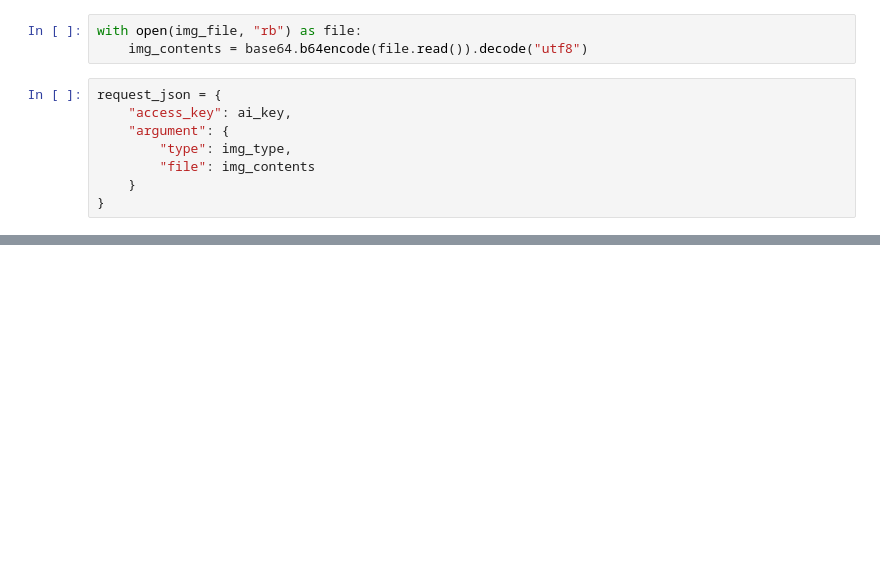
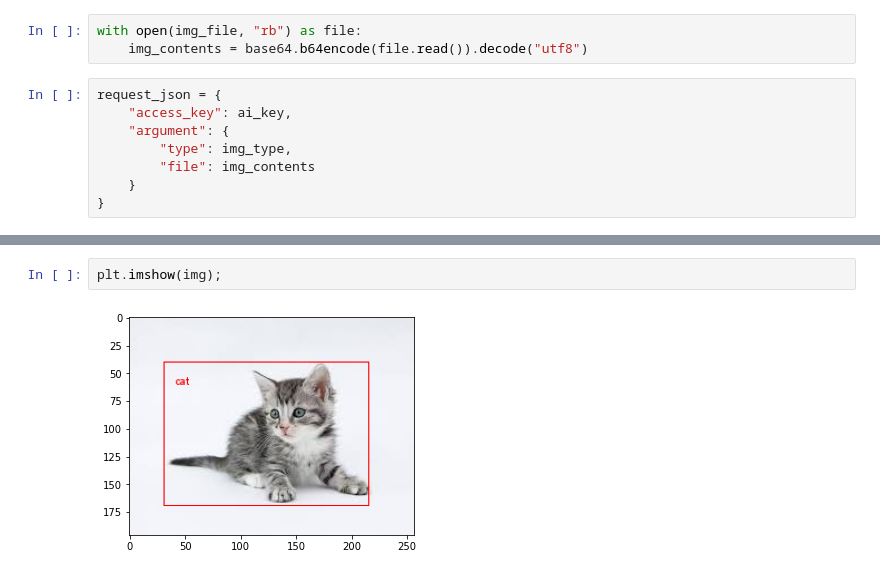
Before and after one commit to ckiekim/DeepLearning_2022_01, a Jupyter notebook: 03.이미지응용/11_공공_인공지능_API.ipynb, the cells around one changed output, grey strips where cells are left out. Cells and saved outputs as stored; diff of their text form; blank space fills up the shorter version.

```diff
--- a/03.이미지응용/11_공공_인공지능_API.ipynb
+++ b/03.이미지응용/11_공공_인공지능_API.ipynb
@@ -63,0 +98,4 @@ ConnectionError: ignored
+# %%
+plt.imshow(img);
+# %% [output]
+[figure, added]
```
Also changed, not shown: parts of 15 cells of this notebook, 2 other files.
